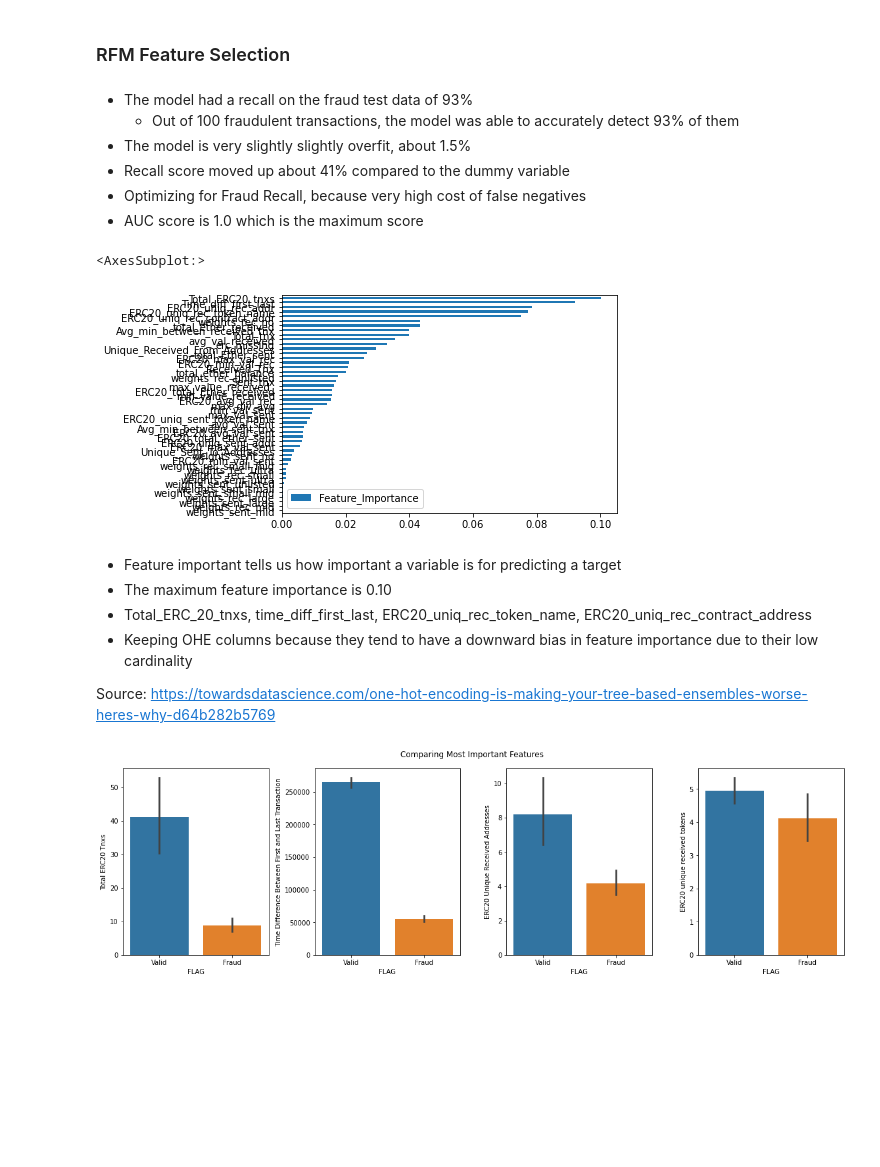
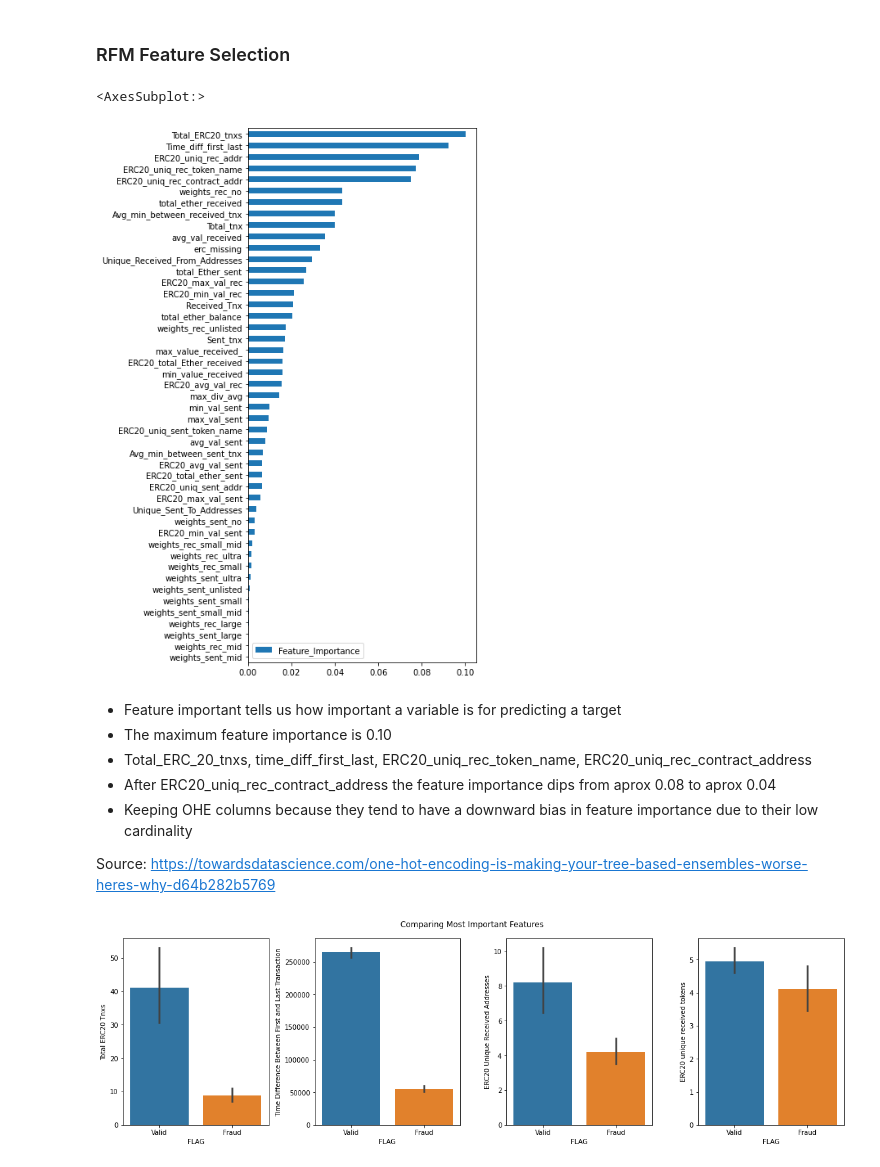
Before and after one commit to kuninethan95/OSEMN, a Jupyter notebook: index_OSEMN.ipynb, the cells around one changed output. Drawn from its saved outputs; the diff is of its cells as text; code cells hidden in the pictures; blank space fills up the shorter version.

```diff
--- a/index_OSEMN.ipynb
+++ b/index_OSEMN.ipynb
@@ -1745,26 +1753,20 @@ Recall score improvement: +0.41189
 # %% [markdown]
 ### RFM Feature Selection
-# %% [markdown]
-- The model had a recall on the fraud test data of 93%
-    - Out of 100 fraudulent transactions, the model was able to accurately detect 93% of them
-- The model is very slightly slightly overfit, about 1.5%
-- Recall score moved up about 41% compared to the dummy variable
-- Optimizing for Fraud Recall, because very high cost of false negatives
-- AUC score is 1.0 which is the maximum score
 # %%
 # Plot feature importance
 # Reference: https://stackoverflow.com/questions/44101458/random-forest-feature-importance-chart-using-python
 
 feat_importances = pd.Series(rf_clf.feature_importances_, index=X_train_ns.columns).to_frame()
 feat_importances = feat_importances.rename(columns={0:'Feature_Importance'})
-feat_importances.sort_values(by='Feature_Importance',ascending=True).plot(kind='barh')
+feat_importances.sort_values(by='Feature_Importance',ascending=True).plot(kind='barh', figsize=(5,12))
 # %% [output]
 <AxesSubplot:>
-[figure, old version]
+[figure, new version]
 # %% [markdown]
 - Feature important tells us how important a variable is for predicting a target
 - The maximum feature importance is 0.10
 - Total_ERC_20_tnxs, time_diff_first_last, ERC20_uniq_rec_token_name, ERC20_uniq_rec_contract_address
+- After ERC20_uniq_rec_contract_address the feature importance dips from aprox 0.08 to aprox 0.04
 - Keeping OHE columns because they tend to have a downward bias in feature importance due to their low cardinality
 
 Source: https://towardsdatascience.com/one-hot-encoding-is-making-your-tree-based-ensembles-worse-heres-why-d64b282b5769
```
Also changed, not shown: parts of 69 cells of this notebook.
